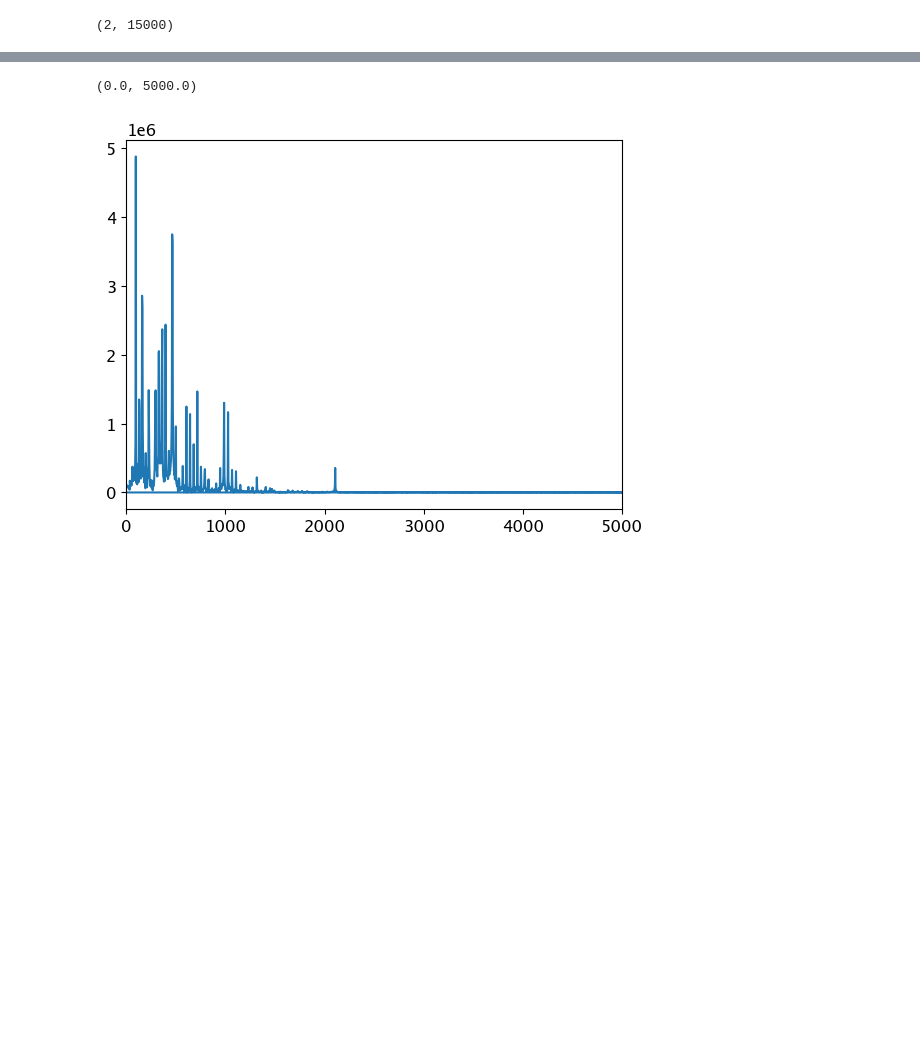
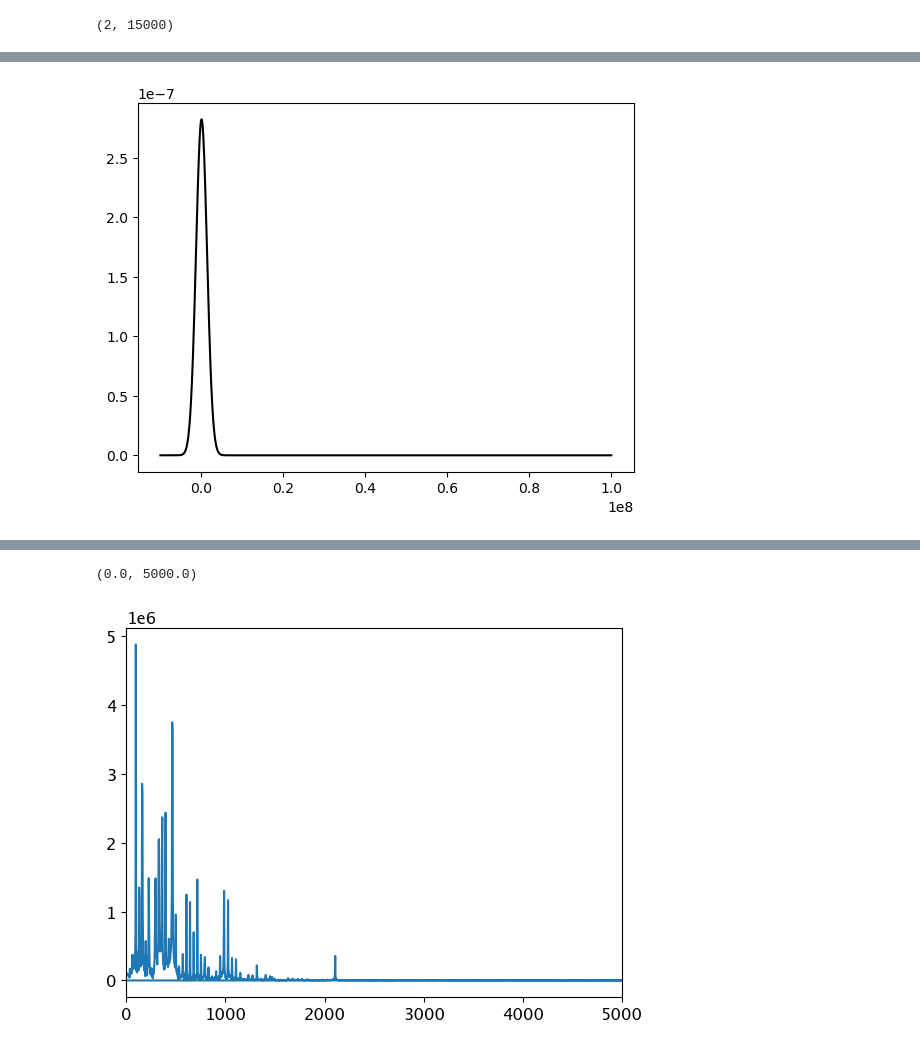
Before and after one commit to VamsiImmanneni/Sound-Separation-Project, a Jupyter notebook: Analysis-Midway.ipynb, the cells around one changed output, grey strips where cells are left out. Saved outputs shown, nothing was run; the diff lists cells and outputs as text; code cells hidden in the pictures; blank space fills up the shorter version.

```diff
--- a/Analysis-Midway.ipynb
+++ b/Analysis-Midway.ipynb
@@ -210,0 +232,6 @@ array([[2.95345874e+03, 5.18521060e+04],
+# %%
+import numpy as np
+from sklearn.mixture import GaussianMixture
+gmm = GaussianMixture(n_components=2, covariance_type='full',random_state=1).fit(freq_test)
+mus = gmm.means_
+covs = gmm.covariances_
@@ -210,0 +332,30 @@ array([[2.95345874e+03, 5.18521060e+04],
+# %%
+import numpy as np
+import matplotlib.pyplot as plt
+from sklearn.mixture import GaussianMixture
+
+np.random.seed(1)
+
+mus =  mus[:,0]
+sigmas = covs[0]
+gmm = GaussianMixture(2)
+gmm.means_ = mus
+gmm.covars_ = sigmas
+gmm.weights_ = np.array([0.5, 0.5])
+
+#Fit the GMM with random data from the correspondent gaussians
+gaus_samples_1 = np.random.normal(mus[0], sigmas[0], 10).reshape(10,1)
+gaus_samples_2 = np.random.normal(mus[1], sigmas[1], 10).reshape(10,1)
+fit_samples = np.concatenate((gaus_samples_1, gaus_samples_2))
+gmm.fit(fit_samples)
+
+fig = plt.figure()
+ax = fig.add_subplot(111)
+x = np.linspace(-1e7, 1e8, 1000).reshape(1000,1)
+logprob = gmm.score_samples(x)
+pdf = np.exp(logprob)
+#print np.max(pdf) -> 19.8409464401 !?
+ax.plot(x, pdf, '-k')
+plt.show()
+# %% [output]
+[figure, added]
```
Also changed, not shown: parts of 19 cells of this notebook, 3 other files.
